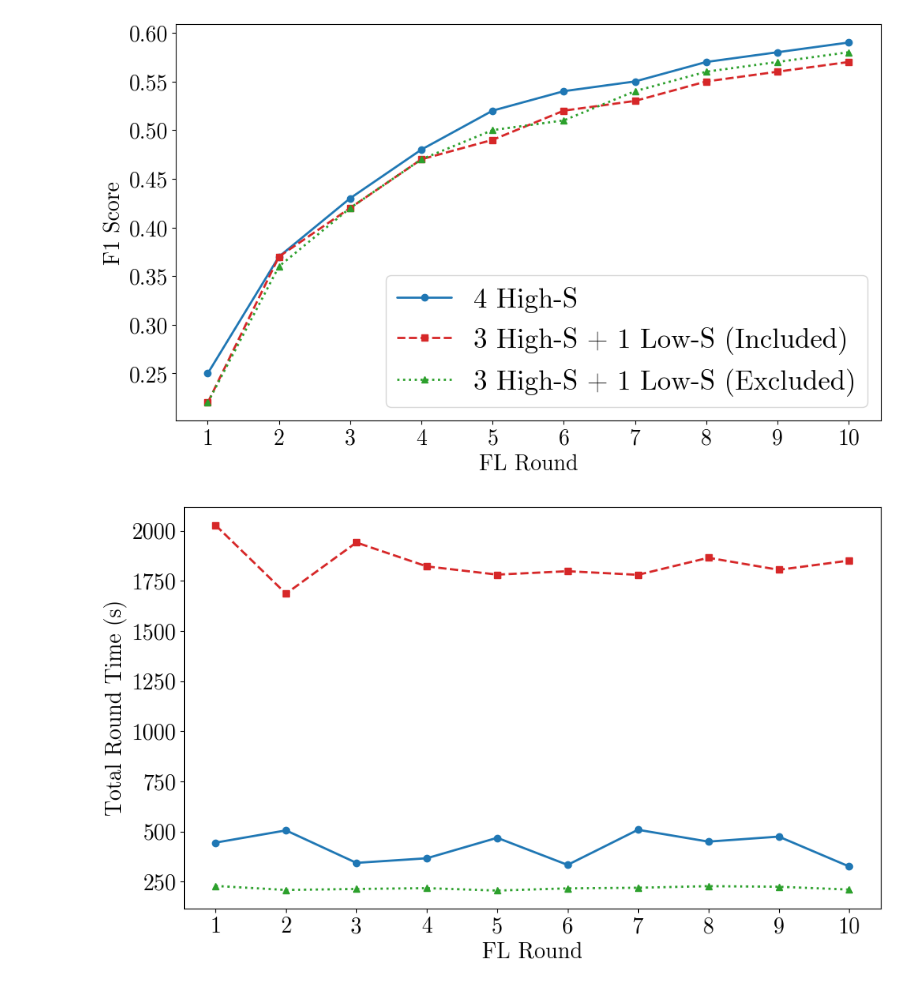
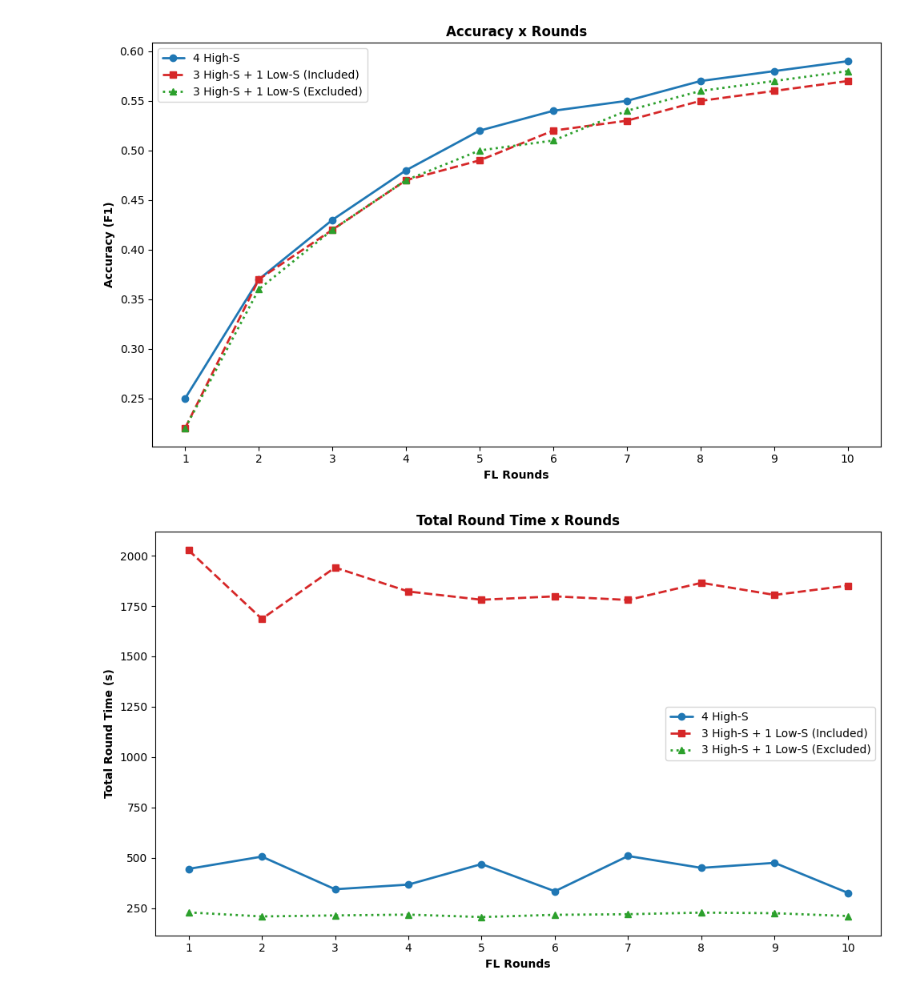
Before and after one commit to IvanComp/FedBench, a Jupyter notebook: Jupyter Notebooks for Data Visualization/1ClientSelector.ipynb, the cells around one changed output. Saved outputs shown, nothing was run; the diff lists cells and outputs as text; code cells hidden in the pictures.

```diff
--- a/Jupyter Notebooks for Data Visualization/1ClientSelector.ipynb
+++ b/Jupyter Notebooks for Data Visualization/1ClientSelector.ipynb
@@ -1,8 +1,6 @@
 # %%
 import matplotlib.pyplot as plt
 import numpy as np
-
-plt.rcParams['font.family'] = 'CMU Serif'
 
 rounds = np.arange(1, 11)  # 10 round
 
@@ -23,49 +21,85 @@ color_p1_prime = '#d62728'
 color_p1_excluded = '#2ca02c'
 
 # Accuracy x Rounds
 fig, ax1 = plt.subplots(figsize=(10, 6))
 ax1.plot(rounds, accuracy_P1, color=color_p1, label='4 High-S', marker='o', linewidth=2, solid_capstyle='round', linestyle='-')
 ax1.plot(rounds, accuracy_P1_prime, color=color_p1_prime, label='3 High-S + 1 Low-S (Included)', marker='s', linewidth=2, solid_capstyle='round', linestyle='--')
 ax1.plot(rounds, accuracy_P1_excluded, color=color_p1_excluded, label='3 High-S + 1 Low-S (Excluded)', marker='^', linewidth=2, solid_capstyle='round', linestyle=':')
 
-ax1.set_xlabel('FL Round', fontsize=20)
-ax1.set_ylabel('F1 Score', fontsize=20)
-ax1.legend(fontsize=25)
-ax1.set_xticks(rounds)
-ax1.tick_params(axis='both', labelsize=20)
+ax1.set_title('Accuracy x Rounds', fontsize=12, fontweight='bold')
+ax1.set_xlabel('FL Rounds', fontsize=10, fontweight='bold')
+ax1.set_ylabel('Accuracy (F1)', fontsize=10, fontweight='bold')
+ax1.legend(fontsize=10)
+ax1.set_xticks(rounds)  # Mostra tutti i round sull'asse X
 plt.tight_layout()
-plt.savefig('ClientSelector1.pdf')
+plt.savefig('Accuracy_x_Rounds.pdf')
 plt.show()
 
 # Total Round Time x Rounds
 fig, ax2 = plt.subplots(figsize=(10, 6))
 ax2.plot(rounds, time_P1, color=color_p1, label='4 High-S', marker='o', linewidth=2, solid_capstyle='round', linestyle='-')
 ax2.plot(rounds, time_P1_prime, color=color_p1_prime, label='3 High-S + 1 Low-S (Included)', marker='s', linewidth=2, solid_capstyle='round', linestyle='--')
 ax2.plot(rounds, time_P1_excluded, color=color_p1_excluded, label='3 High-S + 1 Low-S (Excluded)', marker='^', linewidth=2, solid_capstyle='round', linestyle=':')
 
-ax2.set_xlabel('FL Round', fontsize=20)
-ax2.set_ylabel('Total Round Time (s)', fontsize=20)
-#ax2.legend(fontsize=20)
-ax2.set_xticks(rounds)
-ax2.tick_params(axis='both', labelsize=20)
+ax2.set_title('Total Round Time x Rounds', fontsize=12, fontweight='bold')
+ax2.set_xlabel('FL Rounds', fontsize=10, fontweight='bold')
+ax2.set_ylabel('Total Round Time (s)', fontsize=10, fontweight='bold')
+ax2.legend(fontsize=10)
+ax2.set_xticks(rounds)  # Mostra tutti i round sull'asse X
 plt.tight_layout()
-plt.savefig('ClientSelector2.pdf')
+plt.savefig('Total_Round_Time_x_Rounds.pdf')
 plt.show()
 
 # Accuracy over Efficiency
 fig, ax3 = plt.subplots(figsize=(10, 6))
 ax3.plot(rounds, efficiency_P1, color=color_p1, label='4 High-S', marker='o', linewidth=2, solid_capstyle='round', linestyle='-')
 ax3.plot(rounds, efficiency_P1_prime, color=color_p1_prime, label='3 High-S + 1 Low-S (Included)', marker='s', linewidth=2, solid_capstyle='round', linestyle='--')
 ax3.plot(rounds, efficiency_P1_excluded, color=color_p1_excluded, label='3 High-S + 1 Low-S (Excluded)', marker='^', linewidth=2, solid_capstyle='round', linestyle=':')
 
-ax3.set_xlabel('FL Round', fontsize=20)
-ax3.set_ylabel('F1 Score over Total Round Time', fontsize=20)
-ax3.tick_params(axis='both', labelsize=20)
-#ax3.legend(fontsize=14)
+ax3.set_title('Accuracy over Efficiency', fontsize=12, fontweight='bold')
+ax3.set_xlabel('FL Rounds', fontsize=10, fontweight='bold')
+ax3.set_ylabel('Accuracy / Total Round Time', fontsize=10, fontweight='bold')
+ax3.legend(fontsize=10)
 ax3.set_xticks(rounds)
 plt.tight_layout()
-plt.savefig('ClientSelector3.pdf')
+plt.savefig('Accuracy_over_Efficiency.pdf')
 plt.show()
+
+fig, axs = plt.subplots(1, 3, figsize=(18, 6))
+
+# Accuracy x Rounds
+axs[0].plot(rounds, accuracy_P1, color=color_p1, label='4 High-S', marker='o', linewidth=2, solid_capstyle='round', linestyle='-')
+axs[0].plot(rounds, accuracy_P1_prime, color=color_p1_prime, label='3 High-S + 1 Low-S (Included)', marker='s', linewidth=2, solid_capstyle='round', linestyle='--')
+axs[0].plot(rounds, accuracy_P1_excluded, color=color_p1_excluded, label='3 High-S + 1 Low-S (Excluded)', marker='^', linewidth=2, solid_capstyle='round', linestyle=':')
+axs[0].set_title('Accuracy x Rounds', fontsize=12, fontweight='bold')
+axs[0].set_xlabel('FL Rounds', fontsize=10, fontweight='bold')
+axs[0].set_ylabel('Accuracy (F1)', fontsize=10, fontweight='bold')
+axs[0].legend(fontsize=10)
+axs[0].set_xticks(rounds)
+
+# Total Round Time x Rounds
+axs[1].plot(rounds, time_P1, color=color_p1, label='4 High-S', marker='o', linewidth=2, solid_capstyle='round', linestyle='-')
+axs[1].plot(rounds, time_P1_prime, color=color_p1_prime, label='3 High-S + 1 Low-S (Included)', marker='s', linewidth=2, solid_capstyle='round', linestyle='--')
+axs[1].plot(rounds, time_P1_excluded, color=color_p1_excluded, label='3 High-S + 1 Low-S (Excluded)', marker='^', linewidth=2, solid_capstyle='round', linestyle=':')
+axs[1].set_title('Total Round Time x Rounds', fontsize=12, fontweight='bold')
+axs[1].set_xlabel('FL Rounds', fontsize=10, fontweight='bold')
+axs[1].set_ylabel('Total Round Time (s)', fontsize=10, fontweight='bold')
+axs[1].legend(fontsize=10)
+axs[1].set_xticks(rounds)
+
+# Accuracy over Efficiency
+axs[2].plot(rounds, efficiency_P1, color=color_p1, label='4 High-S', marker='o', linewidth=2, solid_capstyle='round', linestyle='-')
+axs[2].plot(rounds, efficiency_P1_prime, color=color_p1_prime, label='3 High-S + 1 Low-S (Included)', marker='s', linewidth=2, solid_capstyle='round', linestyle='--')
+axs[2].plot(rounds, efficiency_P1_excluded, color=color_p1_excluded, label='3 High-S + 1 Low-S (Excluded)', marker='^', linewidth=2, solid_capstyle='round', linestyle=':')
+axs[2].set_title('Accuracy over Efficiency', fontsize=12, fontweight='bold')
+axs[2].set_xlabel('FL Rounds', fontsize=10, fontweight='bold')
+axs[2].set_ylabel('Accuracy / Total Round Time', fontsize=10, fontweight='bold')
+axs[2].legend(fontsize=10)
+axs[2].set_xticks(rounds)
+
+plt.tight_layout()
+plt.savefig('Combined_Graphs_Horizontal.pdf')
+plt.show()
 # %% [output]
-[figure, old version]
+[figure, new version]
-[figure, old version]
+[figure, new version]
```
Also changed, not shown: parts of 1 cell of this notebook, 3 other files.
